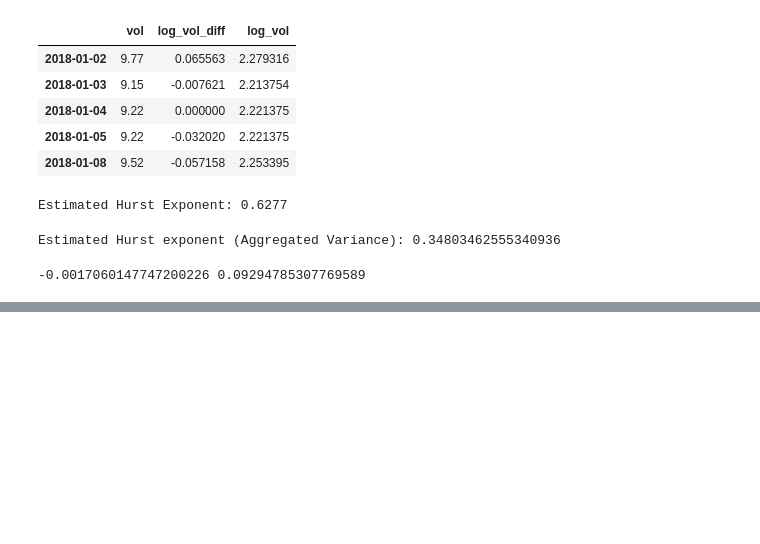
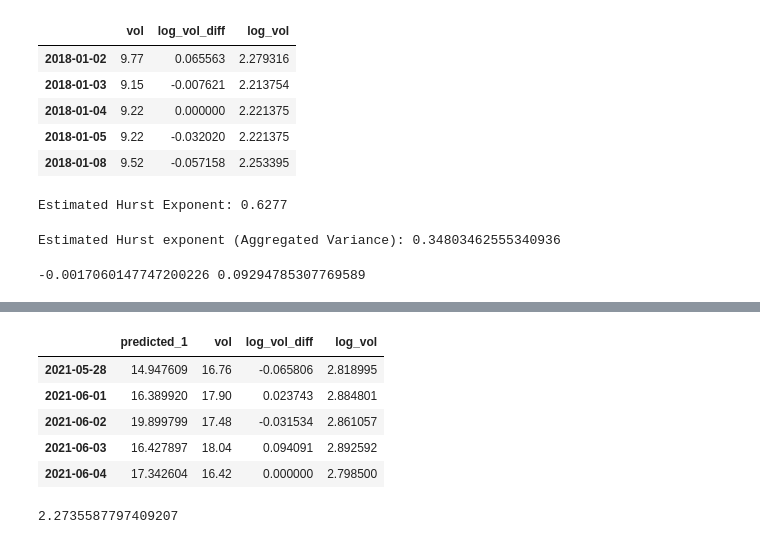
Before and after one commit to thatjosh/stats-practitioner-challenge, a Jupyter notebook: challenge/fBM_vix.ipynb, the cells around one changed output, grey strips where cells are left out. Saved outputs shown, nothing was run; the diff lists cells and outputs as text; code cells hidden in the pictures; blank space fills up the shorter version.

```diff
--- a/challenge/fBM_vix.ipynb
+++ b/challenge/fBM_vix.ipynb
@@ -229,0 +248,24 @@ fig.update_layout(
+# %%
+result_df = apply_rolling_predictions_from_start(VIX, '2022-01-01', 'log_vol', 150, 1)
+# %%
+merged_df = result_df.join(VIX, how='inner')
+merged_df.head()
+# %% [output]
+|  | predicted_1 | vol | log_vol_diff | log_vol |
+| 2021-05-28 | 14.947609 | 16.76 | -0.065806 | 2.818995 |
+| 2021-06-01 | 16.389920 | 17.90 | 0.023743 | 2.884801 |
+| 2021-06-02 | 19.899799 | 17.48 | -0.031534 | 2.861057 |
+| 2021-06-03 | 16.427897 | 18.04 | 0.094091 | 2.892592 |
+| 2021-06-04 | 17.342604 | 16.42 | 0.000000 | 2.798500 |
+# %%
+import numpy as np
+
+def compute_rmse(df, predicted_col='predicted_1', actual_col='vol'):
+    diff = df[predicted_col] - df[actual_col]
+    mse = np.mean(diff ** 2)
+    rmse = np.sqrt(mse)
+    return rmse
+
+compute_rmse(merged_df)
+# %% [output]
+2.2735587797409207
```
Also changed, not shown: parts of 5 cells of this notebook, 1 other file.
